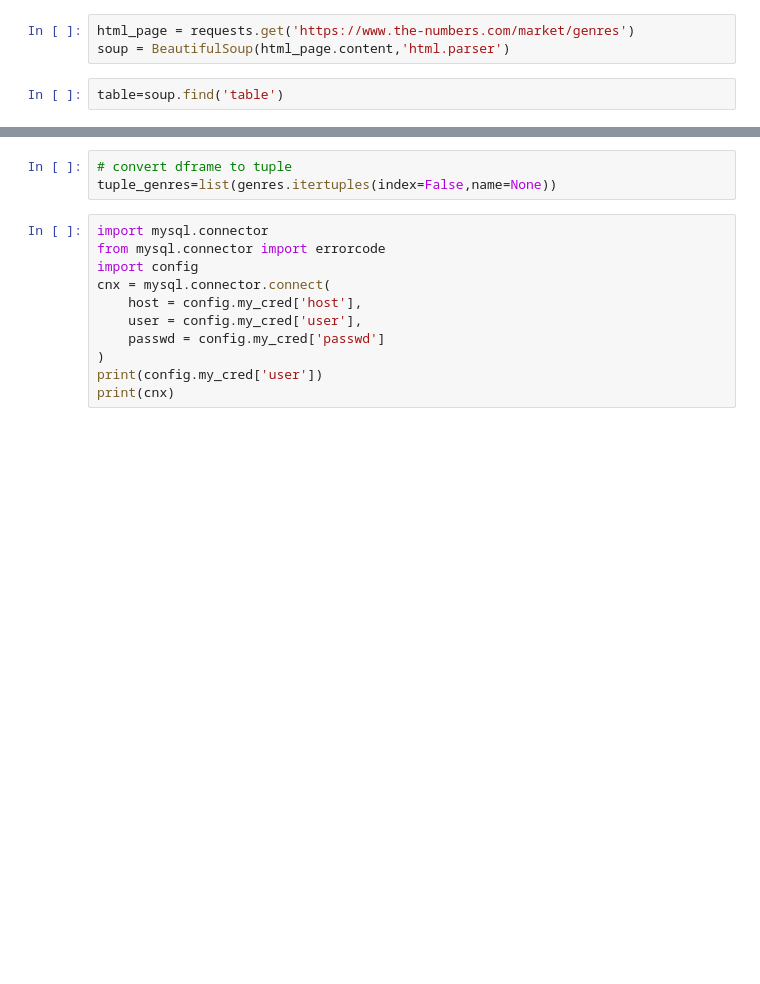
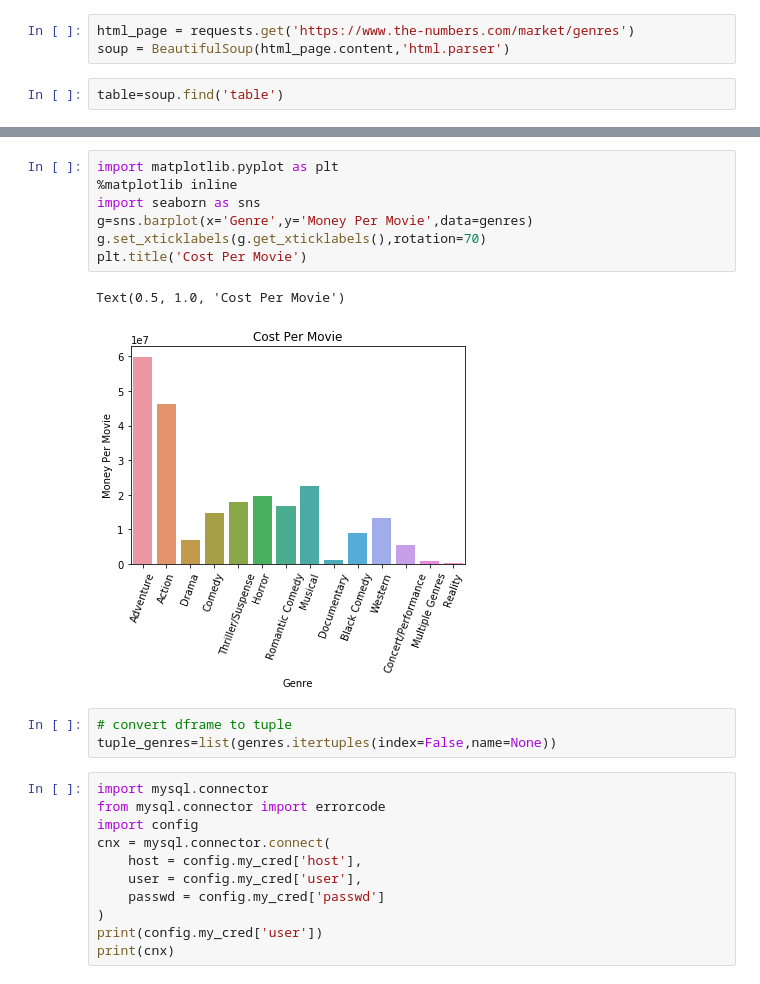
Before and after one commit to trevohearn/SailajaAndTrevor, a Jupyter notebook: new movies project(final).ipynb, the cells around one changed output, grey strips where cells are left out. Drawn from its saved outputs; the diff is of its cells as text; blank space fills up the shorter version.

```diff
--- a/new movies project(final).ipynb
+++ b/new movies project(final).ipynb
@@ -22,3 +86,13 @@ genres['Share'] = genres['Share'].replace({'%': ''}, regex=True)
+# %%
+import matplotlib.pyplot as plt
+%matplotlib inline
+import seaborn as sns
+g=sns.barplot(x='Genre',y='Money Per Movie',data=genres)
+g.set_xticklabels(g.get_xticklabels(),rotation=70)
+plt.title('Cost Per Movie')
+# %% [output]
+Text(0.5, 1.0, 'Cost Per Movie')
+[figure, added]
 # %%
 # convert dframe to tuple
 tuple_genres=list(genres.itertuples(index=False,name=None))
```
Also changed, not shown: parts of 20 cells of this notebook, 1 other file.
